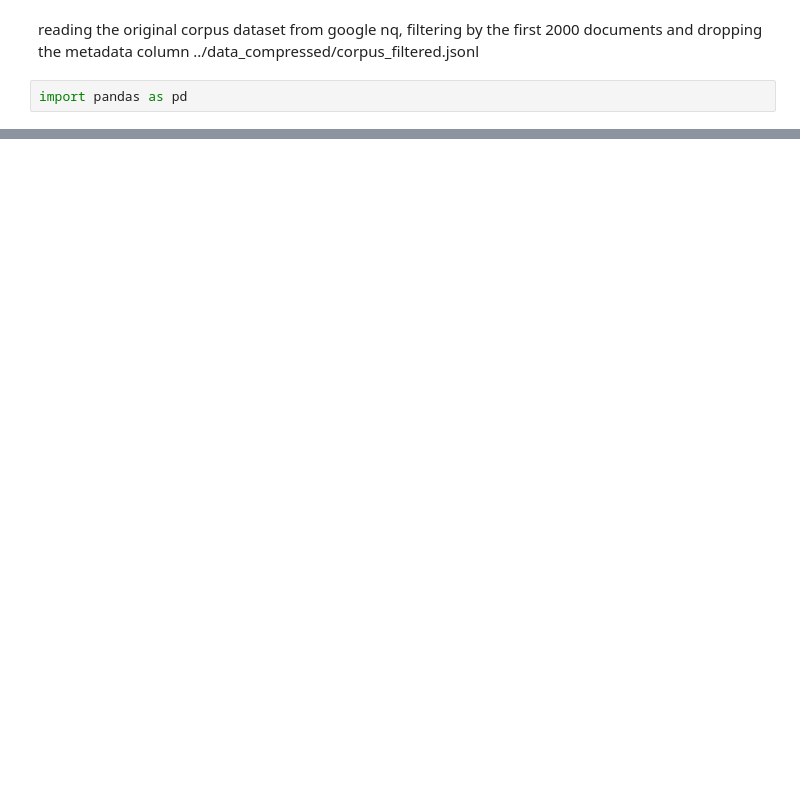
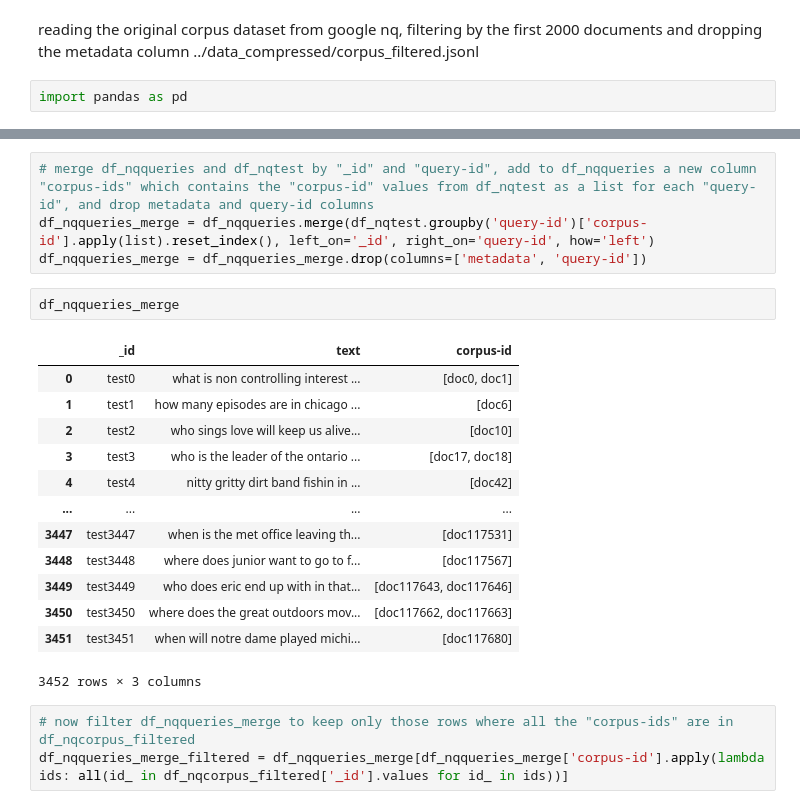
Before and after one commit to nickiliak/Deep-Learning-Transformers, a Jupyter notebook: fran/nq_preprocess.ipynb, the cells around one changed output, grey strips where cells are left out. Cells and saved outputs as stored; diff of their text form; blank space fills up the shorter version.

```diff
--- a/fran/nq_preprocess.ipynb
+++ b/fran/nq_preprocess.ipynb
@@ -56,0 +98,23 @@ df_nq_filtered.to_json('../data_filtered/corpus_filtered.jsonl', lines=True, ori
+# %%
+# merge df_nqqueries and df_nqtest by "_id" and "query-id", add to df_nqqueries a new column "corpus-ids" which contains the "corpus-id" values from df_nqtest as a list for each "query-id", and drop metadata and query-id columns
+df_nqqueries_merge = df_nqqueries.merge(df_nqtest.groupby('query-id')['corpus-id'].apply(list).reset_index(), left_on='_id', right_on='query-id', how='left')
+df_nqqueries_merge = df_nqqueries_merge.drop(columns=['metadata', 'query-id'])
+# %%
+df_nqqueries_merge
+# %% [output]
+|  | _id | text | corpus-id |
+| 0 | test0 | what is non controlling interest ... | [doc0, doc1] |
+| 1 | test1 | how many episodes are in chicago ... | [doc6] |
+| 2 | test2 | who sings love will keep us alive... | [doc10] |
+| 3 | test3 | who is the leader of the ontario ... | [doc17, doc18] |
+| 4 | test4 | nitty gritty dirt band fishin in ... | [doc42] |
+| ... | ... | ... | ... |
+| 3447 | test3447 | when is the met office leaving th... | [doc117531] |
+| 3448 | test3448 | where does junior want to go to f... | [doc117567] |
+| 3449 | test3449 | who does eric end up with in that... | [doc117643, doc117646] |
+| 3450 | test3450 | where does the great outdoors mov... | [doc117662, doc117663] |
+| 3451 | test3451 | when will notre dame played michi... | [doc117680] |
+3452 rows × 3 columns
+# %%
+# now filter df_nqqueries_merge to keep only those rows where all the "corpus-ids" are in df_nqcorpus_filtered
+df_nqqueries_merge_filtered = df_nqqueries_merge[df_nqqueries_merge['corpus-id'].apply(lambda ids: all(id_ in df_nqcorpus_filtered['_id'].values for id_ in ids))]
```
Also changed, not shown: parts of 17 cells of this notebook, 1 other file.
